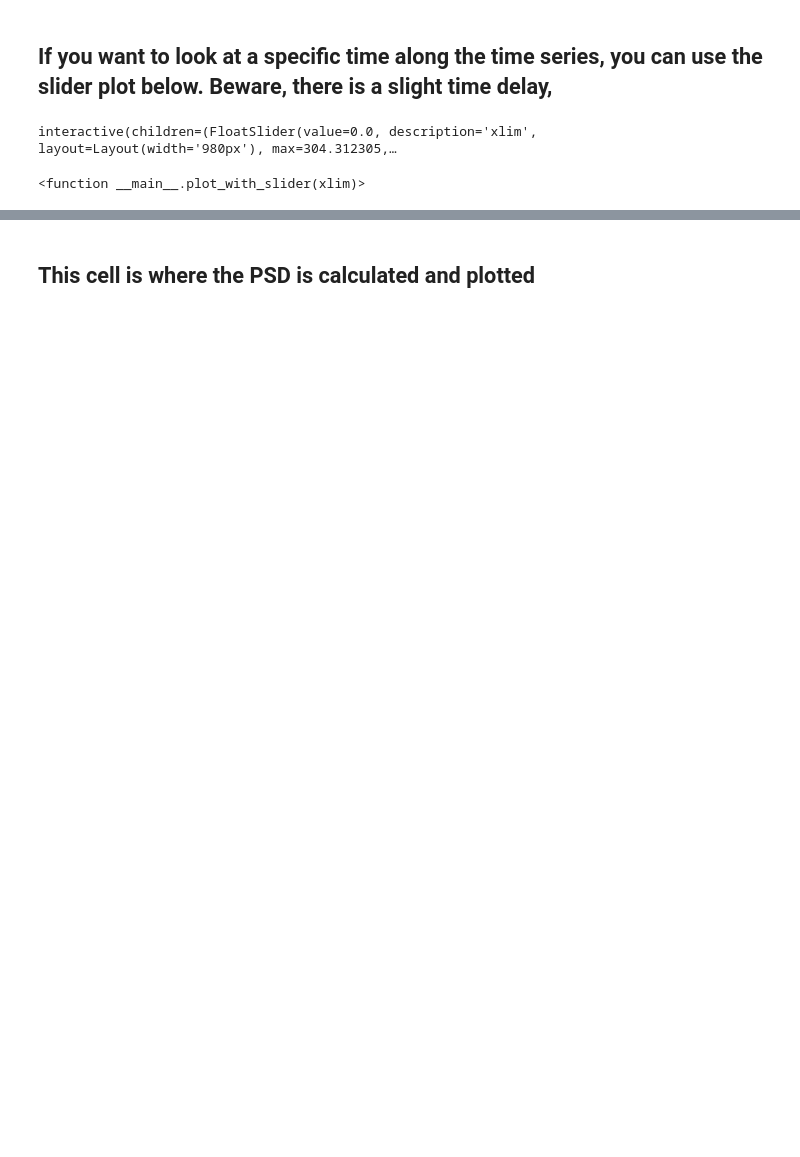
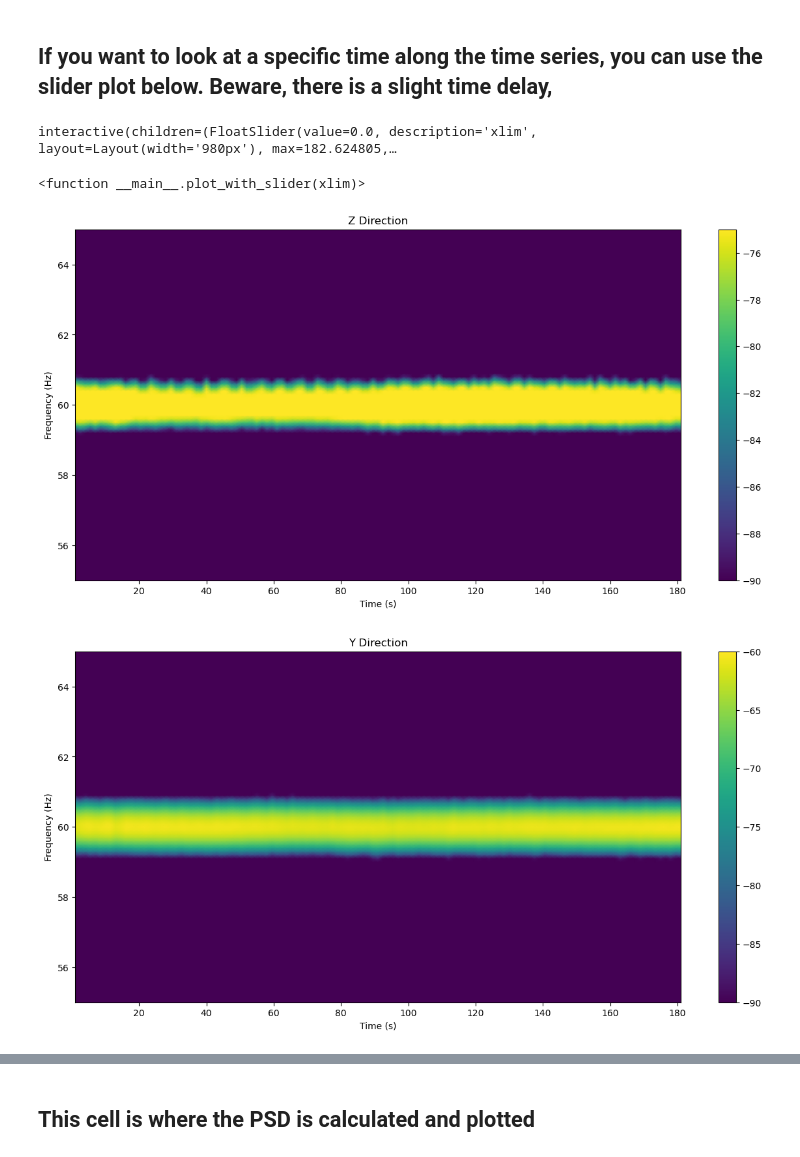
Before and after one commit to EquivocalBeing/CE_code, a Jupyter notebook: Magnetometer_Analysis.ipynb, the cells around one changed output, grey strips where cells are left out. Drawn from its saved outputs; the diff is of its cells as text; code cells hidden in the pictures; blank space fills up the shorter version.

```diff
--- a/Magnetometer_Analysis.ipynb
+++ b/Magnetometer_Analysis.ipynb
@@ -67,14 +68,14 @@ def plot_with_slider(xlim):
     plt.plot(times, j, linewidth = 1.5, label = 'Y', color = 'blue')
 
     plt.xlim(xlim, xlim + 15) ######################## This is how long the window is (CAN be changed) #########################
-    plt.ylim(Min - 0.05 , Max + 0.25) ############ This adds a buffer to the window height (CAN be changed) ####################
+    plt.ylim(Min, Max)        #################### This adds a buffer to the window height (CAN be changed) ####################
 
     plt.legend(loc = 'upper right', fontsize = 15)
-    plt.title("Electromagentic Data", fontweight = 'bold', fontsize = 25)
+    plt.title("Slider Time Series", fontweight = 'bold', fontsize = 25)
     plt.xlabel("Time (s)", fontweight = "bold", fontsize = 20)
     plt.ylabel("Amplitude (V)", fontweight = "bold", fontsize = 20)
-    #plt.yticks(fontsize = 20, fontweight = "bold")
-    #plt.xticks(fontsize = 20, fontweight = "bold")
+    plt.yticks(fontsize = 20, fontweight = "bold")
+    plt.xticks(fontsize = 20, fontweight = "bold")
     plt.grid(True)
     plt.show()
 
@@ -85,5 +86,64 @@ def plot_with_slider(xlim):
 interact(plot_with_slider, xlim = FloatSlider(min = 0, max = (times[len(times)-1]), step = 4, value = 0,
                                               layout=Layout(width='980px')))
 # %% [output]
-interactive(children=(FloatSlider(value=0.0, description='xlim', layout=Layout(width='980px'), max=304.312305,…
+interactive(children=(FloatSlider(value=0.0, description='xlim', layout=Layout(width='980px'), max=182.624805,…
 <function __main__.plot_with_slider(xlim)>
+# %%
+################################################################################################################################
+###################### The spectrograms are calculated with signal.spectrogram from SciPy ######################################
+################################################################################################################################
+
+fk, tk, Sxxk = signal.spectrogram(k, fs, window= 'hamming', nperseg=round(fs *2), nfft= round(fs *10), noverlap= round(fs / 2))
+fj, tj, Sxxj = signal.spectrogram(j, fs, window= 'hamming', nperseg=round(fs *2), nfft= round(fs *10), noverlap= round(fs / 2))
+fi, ti, Sxxi = signal.spectrogram(i, fs, window= 'hamming', nperseg=round(fs *2), nfft= round(fs *10), noverlap= round(fs / 2))
+f, t, Sxx = signal.spectrogram(noi, fs, window= 'hamming', nperseg=round(fs *2), nfft= round(fs *10), noverlap= round(fs / 2))
+
+####################################################### Channel Z ##############################################################
+
+plt.figure(1, figsize = (15,7))
+plt.title("Z Direction")
+plt.pcolormesh(tk, fk, 10 * np.log10(Sxxk), shading='gouraud', vmin = -90, vmax = -75)
+plt.xlabel('Time (s)')
+plt.ylabel('Frequency (Hz)')
+plt.colorbar()
+plt.ylim(55,65)
+plt.show()
+
+####################################################### Channel Y ##############################################################
+
+plt.figure(2, figsize = (15,7))
+plt.title("Y Direction")
+plt.pcolormesh(tj, fj, 10 * np.log10(Sxxj), shading='gouraud', vmin = -90, vmax = -75)
+plt.xlabel('Time (s)')
+plt.ylabel('Frequency (Hz)')
+plt.colorbar()
+plt.ylim(55,65)
+plt.show()
+
+####################################################### Channel X ##############################################################
+
+plt.figure(3, figsize = (15,7))
+plt.title("X Direction")
+plt.pcolormesh(ti, fi, 10 * np.log10(Sxxi), shading='gouraud', vmin = -90, vmax = -75)
+plt.xlabel('Time (s)')
+plt.ylabel('Frequency (Hz)')
+plt.colorbar()
+plt.ylim(55,65)
+plt.show()
+
+###################################################### Noise Channel ###########################################################
+
+plt.figure(4, figsize = (15,7))
+plt.title("N Direction")
+plt.pcolormesh(t, f, Sxx, shading='gouraud', vmin = -93, vmax = -65)
+plt.xlabel('Time (s)')
+plt.ylabel('Frequency (Hz)')
+plt.colorbar(label='Intensity [dB]')
+plt.ylim(0,20)
+plt.show()
+
+################################################################################################################################
+################################## These will take a while to plot, since they are so dense ####################################
+# %% [output]
+[figure, added]
+[figure, added]
```
Also changed, not shown: parts of 8 cells of this notebook, 1 other file.
